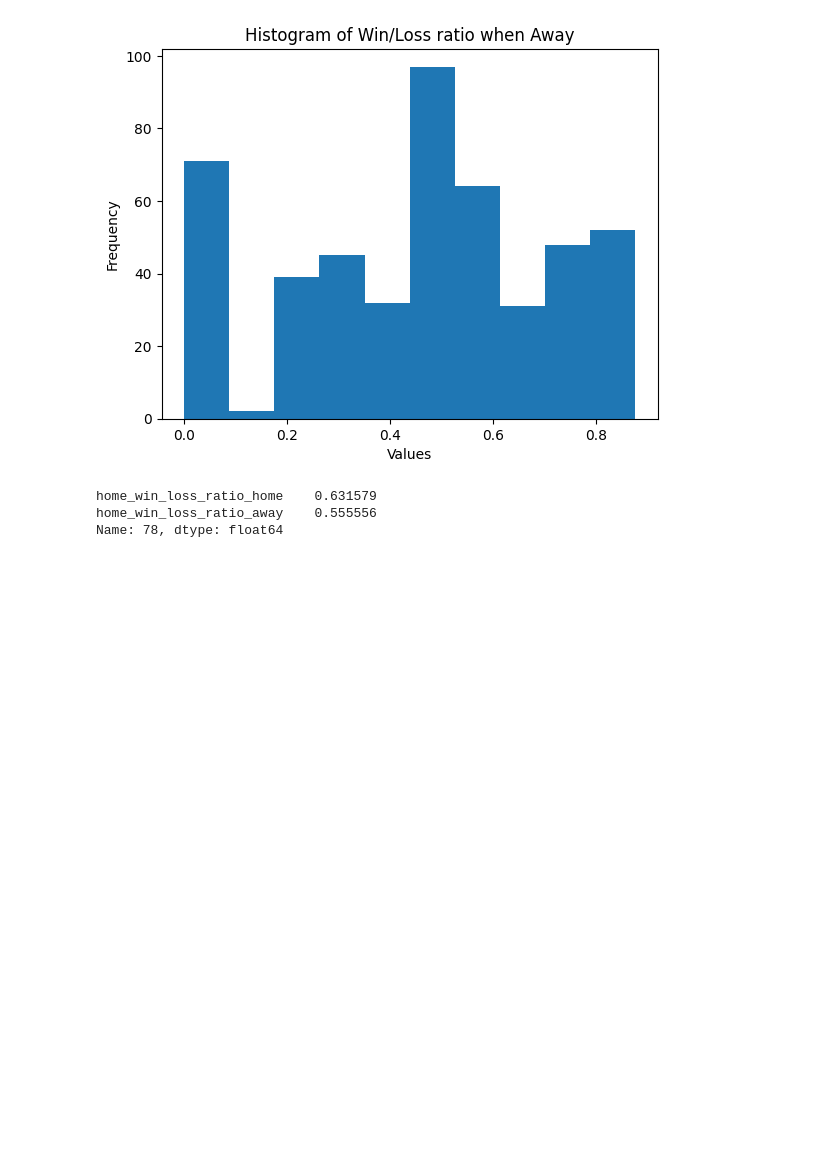
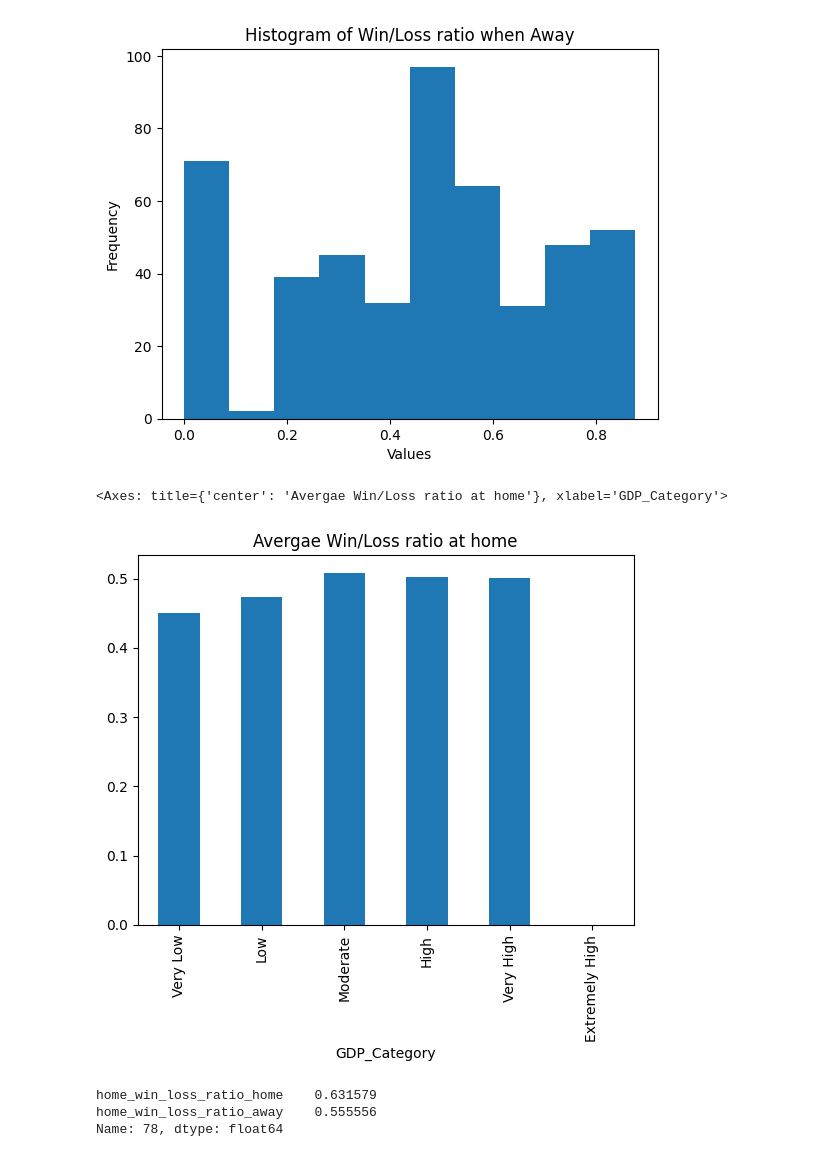
Before and after one commit to lamkin1/466-Project, a Jupyter notebook: Bayesian_KDD.ipynb, the cells around one changed output. Drawn from its saved outputs; the diff is of its cells as text; code cells hidden in the pictures; blank space fills up the shorter version.

```diff
--- a/Bayesian_KDD.ipynb
+++ b/Bayesian_KDD.ipynb
@@ -620,6 +577,11 @@ plt.title('Histogram of Win/Loss ratio when Away')
 plt.show()
 # %% [output]
 [figure]
+# %%
+df_results_03.groupby("GDP_Category")["home_win_loss_ratio_home"].mean().plot.bar(title = "Avergae Win/Loss ratio at home")
+# %% [output]
+<Axes: title={'center': 'Avergae Win/Loss ratio at home'}, xlabel='GDP_Category'>
+[figure, added]
 # %%
 # # Initialize LabelEncoder for encoding categorical variables
 # label_encoder = LabelEncoder()
```
Also changed, not shown: parts of 5 cells of this notebook.
